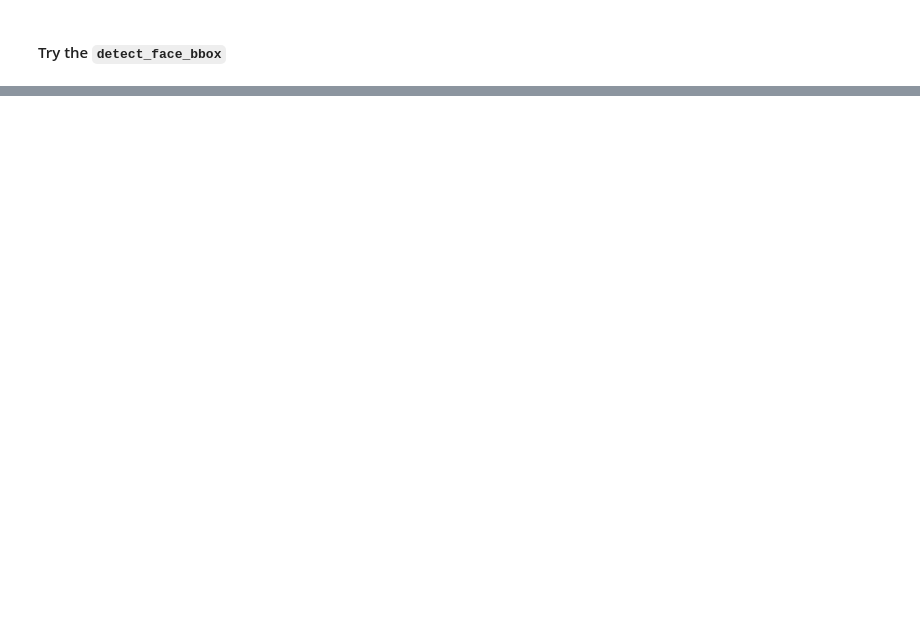
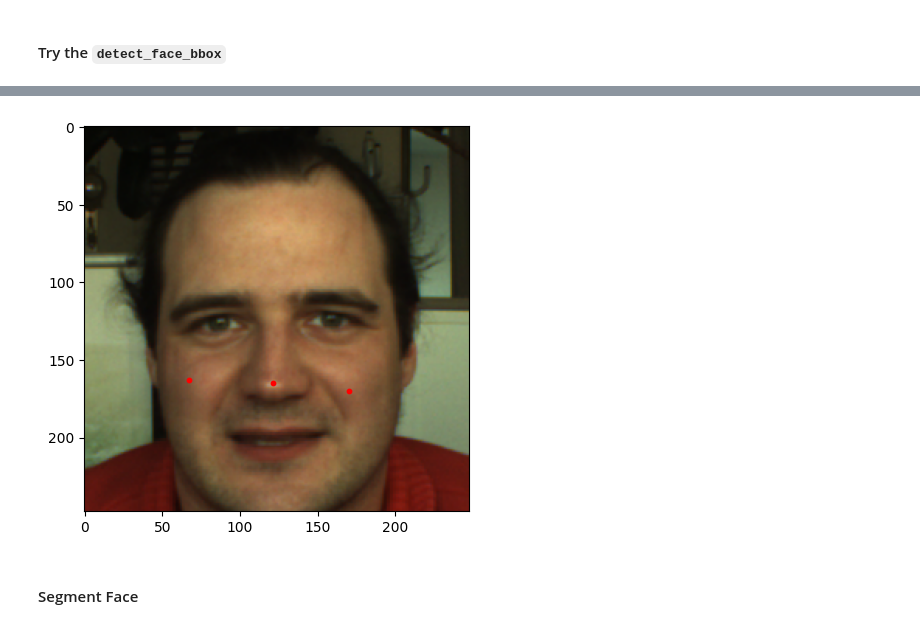
Before and after one commit to mctosima/SAM_playgrounds, a Jupyter notebook: try_facialextractor.ipynb, the cells around one changed output, grey strips where cells are left out. Saved outputs shown, nothing was run; the diff lists cells and outputs as text; code cells hidden in the pictures; blank space fills up the shorter version.

```diff
--- a/try_facialextractor.ipynb
+++ b/try_facialextractor.ipynb
@@ -50,0 +98,10 @@ Attempting to use OpenCV's face detector as a fallback...
+# %%
+# visualize the interest point
+plt.figure(figsize=(5, 5))
+plt.imshow(cropped_face_prev)
+for i, point in enumerate(interest_point):
+    plt.scatter(point[0], point[1], c='r', s=10)
+# %% [output]
+[figure, added]
+# %% [markdown]
+#### Segment Face
```
Also changed, not shown: parts of 18 cells of this notebook, 2 other files.
